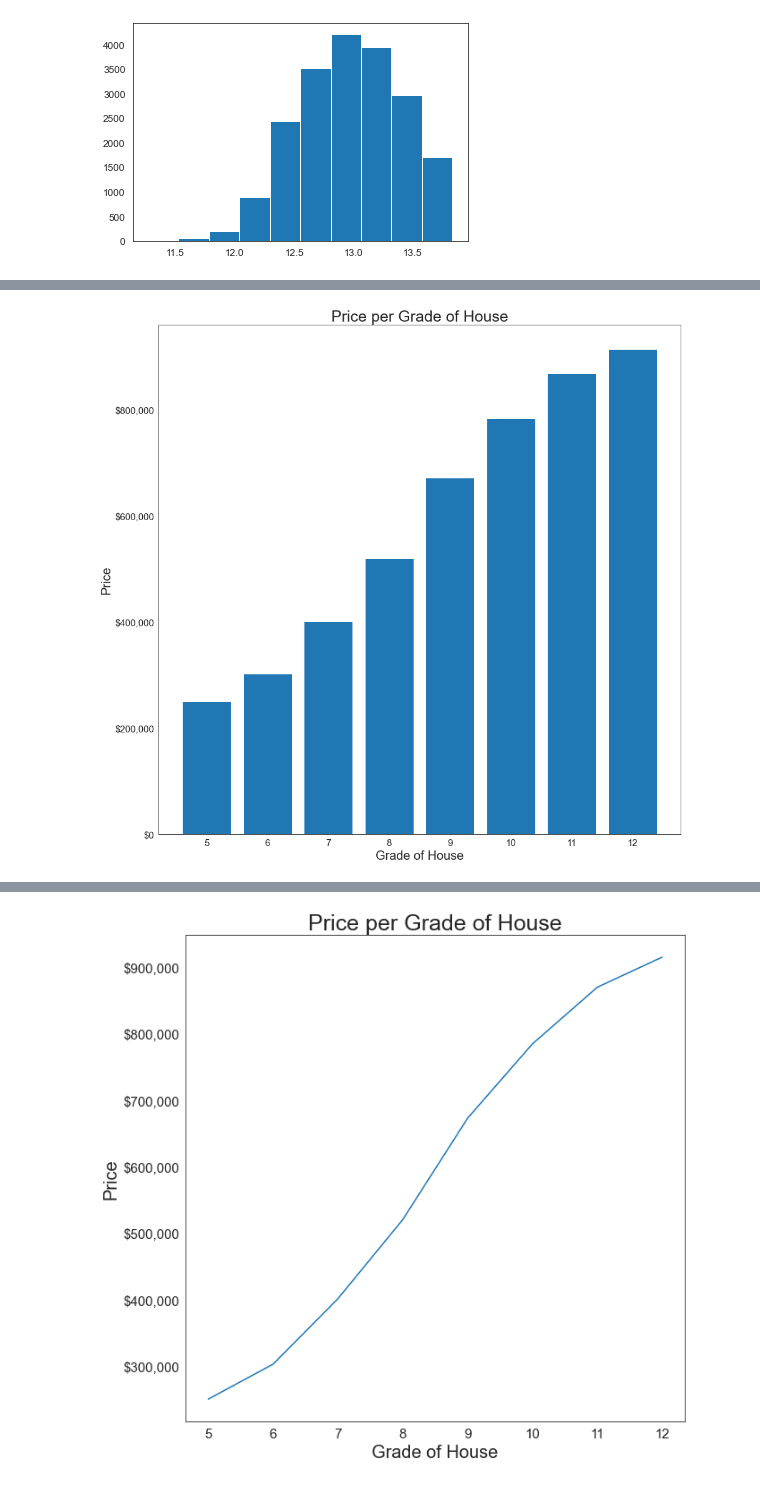
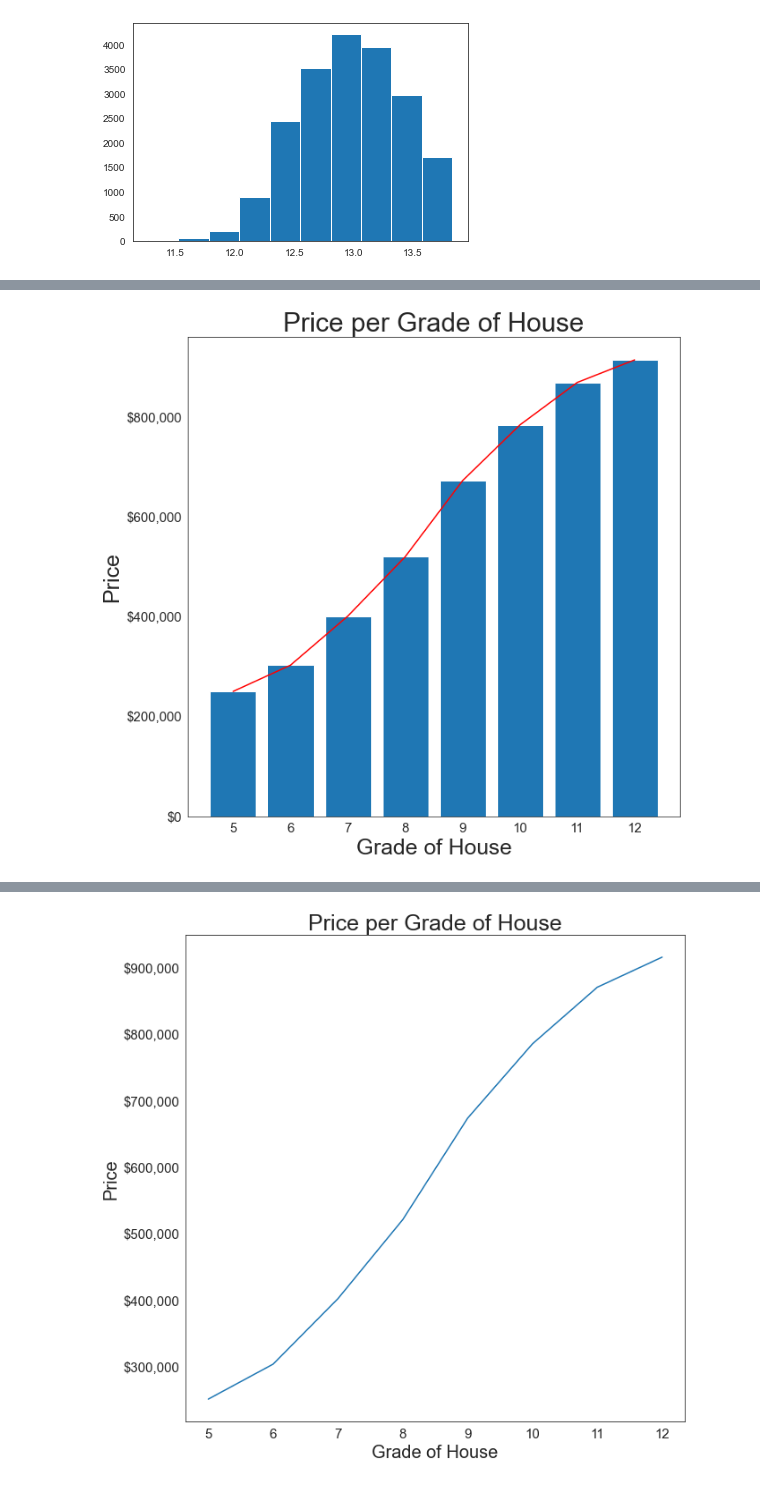
Before and after one commit to anguyen61191/NorthWestCountyProject, a Jupyter notebook: AndyFinalDraft.ipynb, the cells around one changed output, grey strips where cells are left out. Saved outputs shown, nothing was run; the diff lists cells and outputs as text; code cells hidden in the pictures.

```diff
--- a/AndyFinalDraft.ipynb
+++ b/AndyFinalDraft.ipynb
@@ -1783,23 +1842,24 @@ df_clean_grade
 | 6 | 11 | 869757.01 | 4.04 | 3.12 | 3820.17 | 39877.43 | 1.96 | 3.05 | 3623.74 | ... |
 | 7 | 12 | 915000.00 | 4.67 | 4.50 | 5366.67 | 34040.00 | 2.00 | 3.00 | 4820.00 | ... |
 # %%
-fig, ax = plt.subplots(figsize = (15,15))
+fig, ax = plt.subplots(figsize = (10,10))
 
 x = df_clean_grade.grade
 y = df_clean_grade.price
 
+plt.plot(df_clean_grade['grade'],df_clean_grade["price"], color = 'red')
 ax.bar(x,y)
-ax.set_xlabel("Grade of House", fontsize = 20)
-ax.set_ylabel("Price", fontsize = 20)
-ax.set_title("Price per Grade of House", fontsize = 25)
+ax.set_xlabel("Grade of House", fontsize = 25)
+ax.set_ylabel("Price", fontsize = 25)
+ax.set_title("Price per Grade of House", fontsize = 30)
 plt.xticks(fontsize = 15)
 plt.yticks(fontsize = 15)
 ax.get_yaxis().set_major_formatter(ticker.FuncFormatter((lambda x, pos: '${:,.0f}'.format(x))))
 
 plt.savefig("Images/PriceperGradeHouse.png", bbox_inches = "tight")
 
 plt.show()
 # %% [output]
-[figure, old version]
+[figure, new version]
 # %%
 fig, ax = plt.subplots(figsize = (10,10))
```
Also changed, not shown: parts of 17 cells of this notebook, 2 other files.
